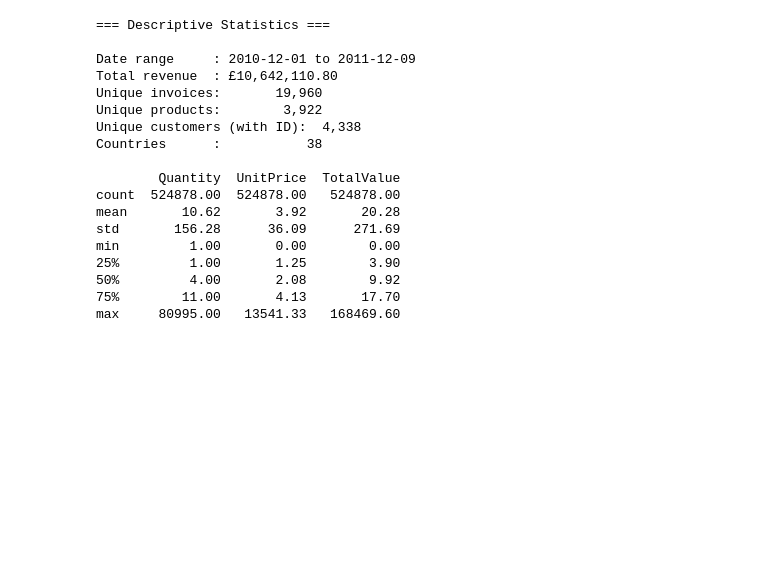
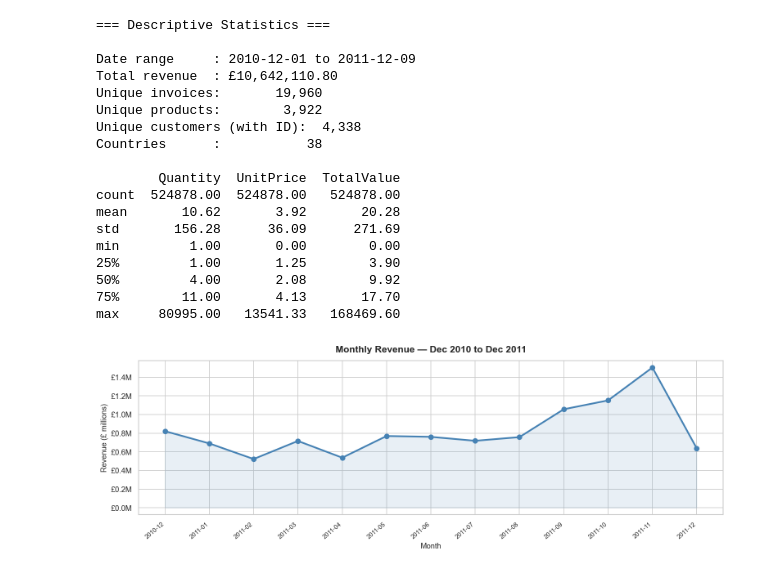
Before and after one commit to TiagoStudent/repeat-data-visualisation-ca, a Jupyter notebook: Untitled.ipynb, the cells around one changed output. Saved outputs shown, nothing was run; the diff lists cells and outputs as text; code cells hidden in the pictures; blank space fills up the shorter version.

Commit message:
Monthly Revenue chart

```diff
--- a/Untitled.ipynb
+++ b/Untitled.ipynb
@@ -191,3 +191,22 @@ min         1.00       0.00        0.00
 50%         4.00       2.08        9.92
 75%        11.00       4.13       17.70
 max     80995.00   13541.33   168469.60
+# %%
+# ── 2.2 Monthly Revenue (Line Chart) ─────────────────────────────────────────
+monthly = df.groupby('YearMonth')['TotalValue'].sum().reset_index()
+monthly['YearMonth_str'] = monthly['YearMonth'].astype(str)
+
+fig, ax = plt.subplots(figsize=(13, 4.5))
+ax.plot(monthly['YearMonth_str'], monthly['TotalValue'] / 1e6,
+        marker='o', linewidth=2.5, color='steelblue', markersize=7)
+ax.fill_between(monthly['YearMonth_str'], monthly['TotalValue'] / 1e6,
+                alpha=0.12, color='steelblue')
+ax.set_title('Monthly Revenue — Dec 2010 to Dec 2011', fontsize=14, fontweight='bold', pad=12)
+ax.set_xlabel('Month', fontsize=11)
+ax.set_ylabel('Revenue (£ millions)', fontsize=11)
+ax.yaxis.set_major_formatter(mticker.FormatStrFormatter('£%.1fM'))
+plt.xticks(rotation=40, ha='right', fontsize=9)
+plt.tight_layout()
+plt.show()
+# %% [output]
+[figure, added]
```
